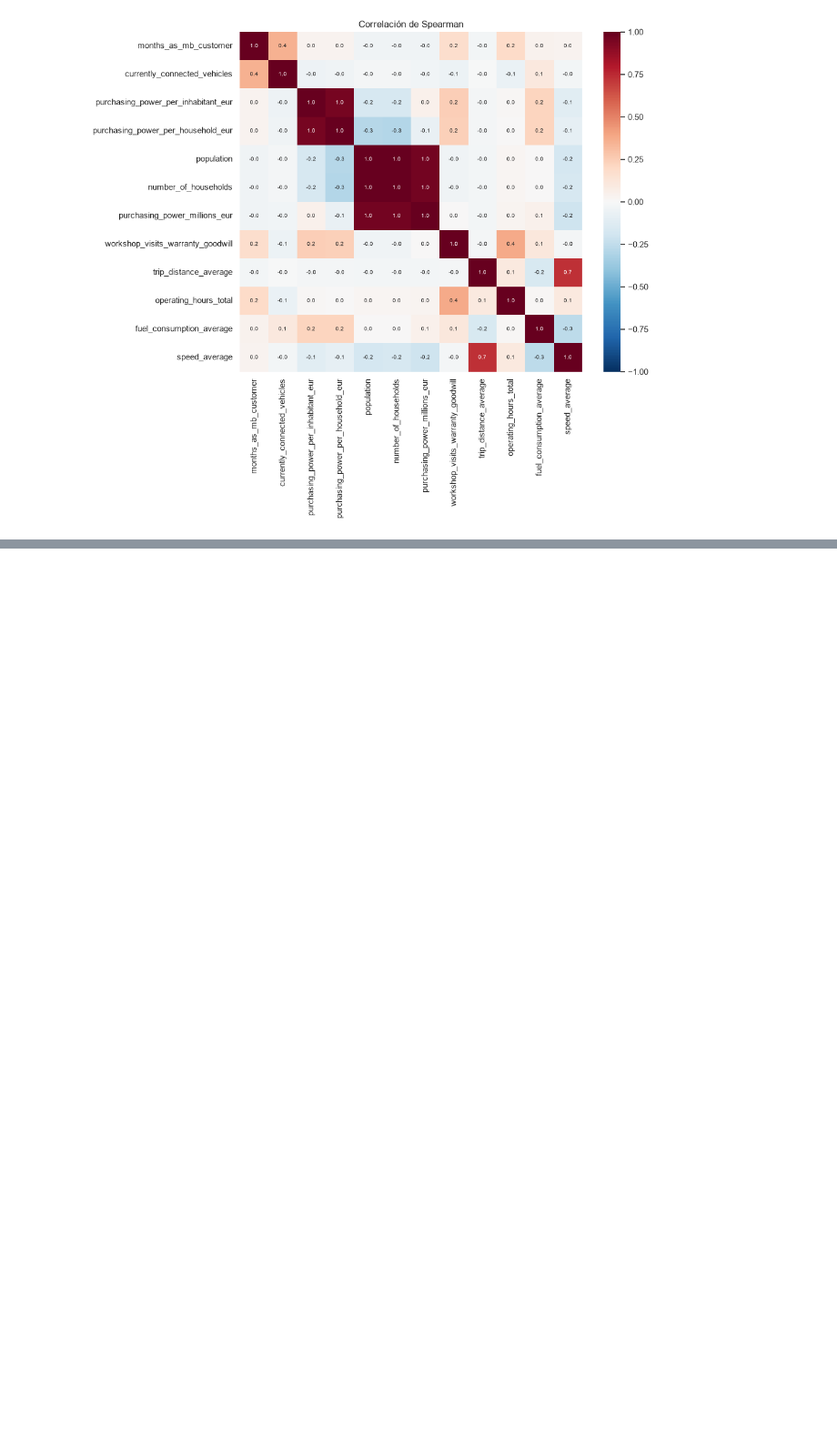
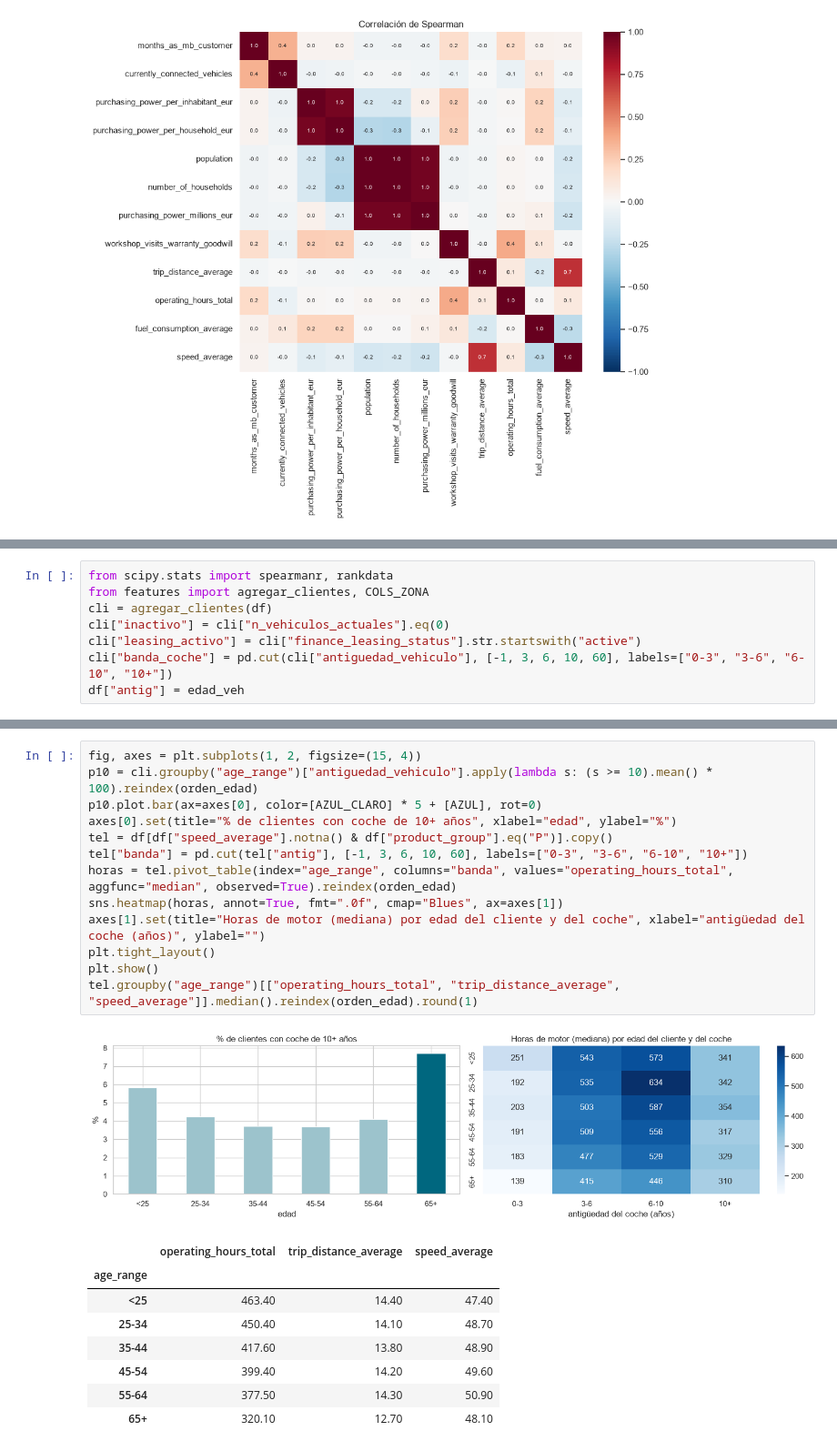
Before and after one commit to albaalibaii/Mercedes-Benz, a Jupyter notebook: Reto1_EDA.ipynb, the cells around one changed output, grey strips where cells are left out. Shown at 91% size. Saved outputs shown, nothing was run; the diff lists cells and outputs as text; blank space fills up the shorter version.

```diff
--- a/Reto1_EDA.ipynb
+++ b/Reto1_EDA.ipynb
@@ -676,0 +696,8 @@ poder adquisitivo por hogar.
+# %%
+from scipy.stats import spearmanr, rankdata
+from features import agregar_clientes, COLS_ZONA
+cli = agregar_clientes(df)
+cli["inactivo"] = cli["n_vehiculos_actuales"].eq(0)
+cli["leasing_activo"] = cli["finance_leasing_status"].str.startswith("active")
+cli["banda_coche"] = pd.cut(cli["antiguedad_vehiculo"], [-1, 3, 6, 10, 60], labels=["0-3", "3-6", "6-10", "10+"])
+df["antig"] = edad_veh
@@ -676,0 +716,23 @@ poder adquisitivo por hogar.
+# %%
+fig, axes = plt.subplots(1, 2, figsize=(15, 4))
+p10 = cli.groupby("age_range")["antiguedad_vehiculo"].apply(lambda s: (s >= 10).mean() * 100).reindex(orden_edad)
+p10.plot.bar(ax=axes[0], color=[AZUL_CLARO] * 5 + [AZUL], rot=0)
+axes[0].set(title="% de clientes con coche de 10+ años", xlabel="edad", ylabel="%")
+tel = df[df["speed_average"].notna() & df["product_group"].eq("P")].copy()
+tel["banda"] = pd.cut(tel["antig"], [-1, 3, 6, 10, 60], labels=["0-3", "3-6", "6-10", "10+"])
+horas = tel.pivot_table(index="age_range", columns="banda", values="operating_hours_total", aggfunc="median", observed=True).reindex(orden_edad)
+sns.heatmap(horas, annot=True, fmt=".0f", cmap="Blues", ax=axes[1])
+axes[1].set(title="Horas de motor (mediana) por edad del cliente y del coche", xlabel="antigüedad del coche (años)", ylabel="")
+plt.tight_layout()
+plt.show()
+tel.groupby("age_range")[["operating_hours_total", "trip_distance_average", "speed_average"]].median().reindex(orden_edad).round(1)
+# %% [output]
+[figure, added]
+|  | operating_hours_total | trip_distance_average | speed_average |
+| age_range |  |  |  |
+| <25 | 463.40 | 14.40 | 47.40 |
+| 25-34 | 450.40 | 14.10 | 48.70 |
+| 35-44 | 417.60 | 13.80 | 48.90 |
+| 45-54 | 399.40 | 14.20 | 49.60 |
+| 55-64 | 377.50 | 14.30 | 50.90 |
+| 65+ | 320.10 | 12.70 | 48.10 |
```
Also changed, not shown: parts of 34 cells of this notebook, 14 other files.
